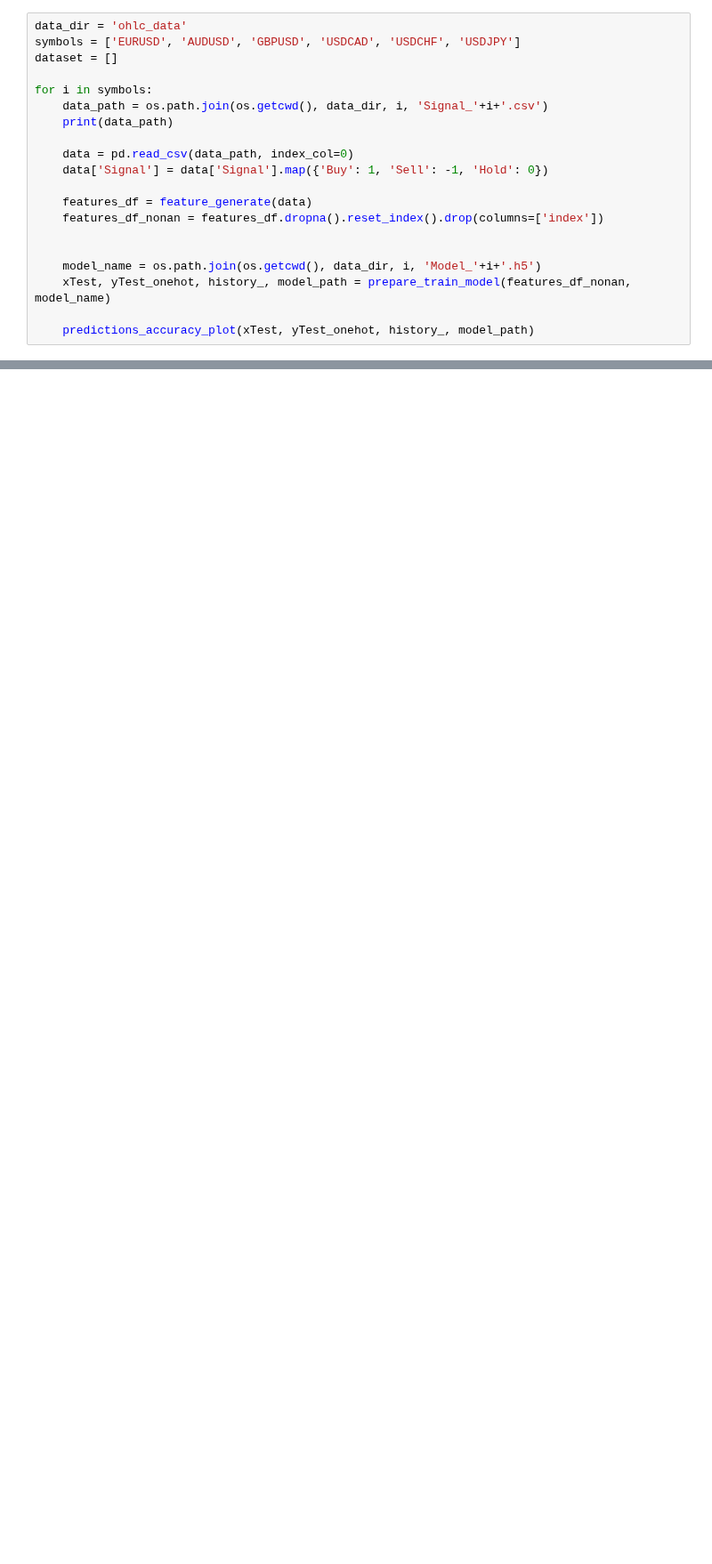
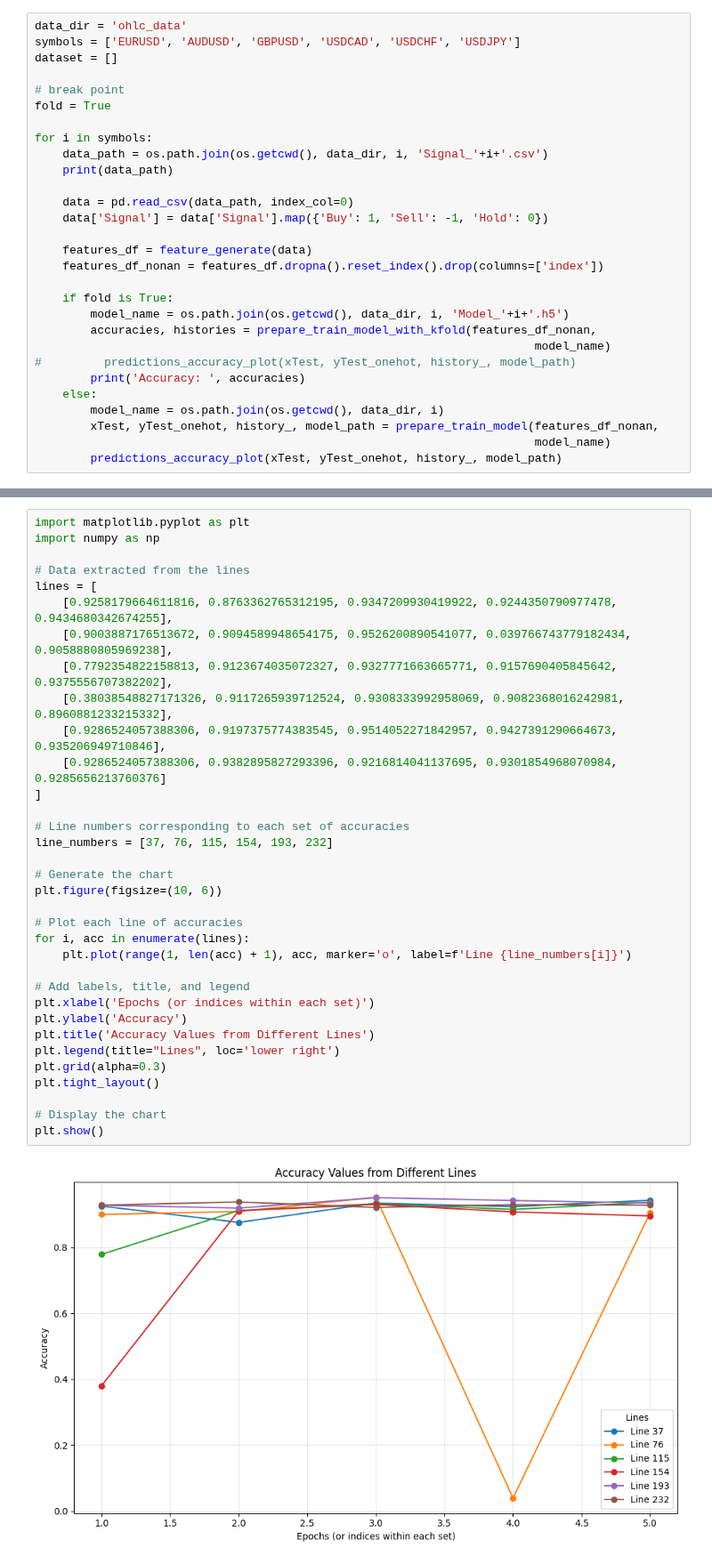
Before and after one commit to Iftekhar-mobin/Make_Money_with_Tensorflow_2.0, a Jupyter notebook: forexPredictor/CNN Training from the generated signal and predict BUY--SELL--HOLD.ipynb, the cells around one changed output, grey strips where cells are left out. Shown at 89% size. Cells and saved outputs as stored; diff of their text form; blank space fills up the shorter version.

```diff
--- a/forexPredictor/CNN Training from the generated signal and predict BUY--SELL--HOLD.ipynb
+++ b/forexPredictor/CNN Training from the generated signal and predict BUY--SELL--HOLD.ipynb
@@ -32,6 +32,9 @@ from sklearn.metrics import classification_report
 data_dir = 'ohlc_data'
 symbols = ['EURUSD', 'AUDUSD', 'GBPUSD', 'USDCAD', 'USDCHF', 'USDJPY']
 dataset = []
+
+# break point
+fold = True
 
 for i in symbols:
     data_path = os.path.join(os.getcwd(), data_dir, i, 'Signal_'+i+'.csv')
@@ -43,10 +46,16 @@ for i in symbols:
     features_df = feature_generate(data)
     features_df_nonan = features_df.dropna().reset_index().drop(columns=['index'])
 
-
-    model_name = os.path.join(os.getcwd(), data_dir, i, 'Model_'+i+'.h5')
-    xTest, yTest_onehot, history_, model_path = prepare_train_model(features_df_nonan, model_name)
-
-    predictions_accuracy_plot(xTest, yTest_onehot, history_, model_path)
+    if fold is True:
+        model_name = os.path.join(os.getcwd(), data_dir, i, 'Model_'+i+'.h5')
+        accuracies, histories = prepare_train_model_with_kfold(features_df_nonan,
+                                                                        model_name)
+#         predictions_accuracy_plot(xTest, yTest_onehot, history_, model_path)
+        print('Accuracy: ', accuracies)
+    else:
+        model_name = os.path.join(os.getcwd(), data_dir, i)
+        xTest, yTest_onehot, history_, model_path = prepare_train_model(features_df_nonan,
+                                                                        model_name)
+        predictions_accuracy_plot(xTest, yTest_onehot, history_, model_path)
 # %% [output]
 D:\Repos_git\Make_Money_with_Tensorflow_2.0\forexPredictor\ohlc_data\EURUSD\Signal_EURUSD.csv
@@ -457,0 +529,36 @@ def features_selection(df, selection_method='all', topk=10, num_features=225):
+# %%
+import matplotlib.pyplot as plt
+import numpy as np
+
+# Data extracted from the lines
+lines = [
+    [0.9258179664611816, 0.8763362765312195, 0.9347209930419922, 0.9244350790977478, 0.9434680342674255],
+    [0.9003887176513672, 0.9094589948654175, 0.9526200890541077, 0.039766743779182434, 0.9058880805969238],
+    [0.7792354822158813, 0.9123674035072327, 0.9327771663665771, 0.9157690405845642, 0.9375556707382202],
+    [0.38038548827171326, 0.9117265939712524, 0.9308333992958069, 0.9082368016242981, 0.8960881233215332],
+    [0.9286524057388306, 0.9197375774383545, 0.9514052271842957, 0.9427391290664673, 0.935206949710846],
+    [0.9286524057388306, 0.9382895827293396, 0.9216814041137695, 0.9301854968070984, 0.9285656213760376]
+]
+
+# Line numbers corresponding to each set of accuracies
+line_numbers = [37, 76, 115, 154, 193, 232]
+
+# Generate the chart
+plt.figure(figsize=(10, 6))
+
+# Plot each line of accuracies
+for i, acc in enumerate(lines):
+    plt.plot(range(1, len(acc) + 1), acc, marker='o', label=f'Line {line_numbers[i]}')
+
+# Add labels, title, and legend
+plt.xlabel('Epochs (or indices within each set)')
+plt.ylabel('Accuracy')
+plt.title('Accuracy Values from Different Lines')
+plt.legend(title="Lines", loc='lower right')
+plt.grid(alpha=0.3)
+plt.tight_layout()
+
+# Display the chart
+plt.show()
+# %% [output]
+[figure, added]
```
Also changed, not shown: parts of 2 cells of this notebook.
